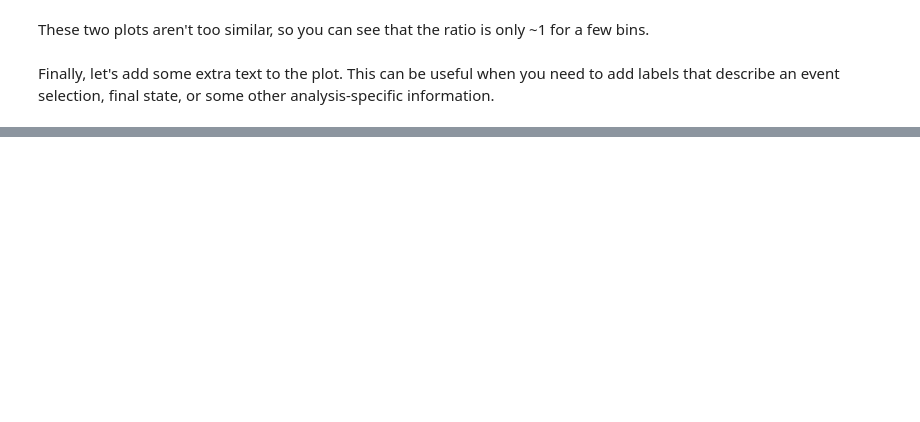
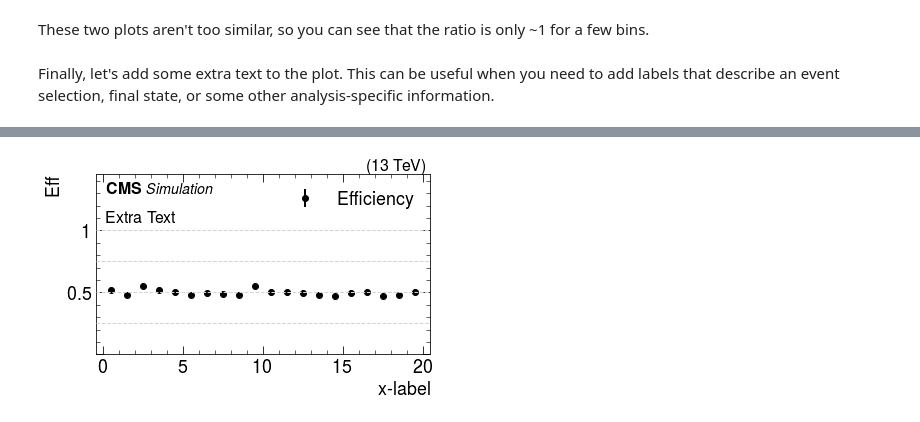
Before and after one commit to demarley/hepPlotter, a Jupyter notebook: examples/0-simple_1D.ipynb, the cells around one changed output, grey strips where cells are left out. Saved outputs shown, nothing was run; the diff lists cells and outputs as text; code cells hidden in the pictures; blank space fills up the shorter version.

Commit message:
Add efficiency example and update code to support it

```diff
--- a/examples/0-simple_1D.ipynb
+++ b/examples/0-simple_1D.ipynb
@@ -215,0 +217,30 @@ p = hist.execute() # make the plot (p represents the matplotlib 'figure' object)
+# %%
+from hepPlotter.efficiency1D import Efficiency1D
+eff = f.Get("eff") # standard ROOT TEfficiency
+# %%
+# Setup the plot
+hist = Efficiency1D()
+
+hist.normed  = False
+hist.x_label = "x-label"
+hist.y_label = "Eff"
+hist.saveAs  = "eff1d_jupyter_example1"
+hist.CMSlabel = 'top left'
+hist.CMSlabelStatus = "Simulation"
+
+# Add extra text onto the plot
+# this is stored as a `PlotText()` object, defined in labels.py
+# - kwargs are defined in `Text()` of labels.py
+hist.extra_text.Add("Extra Text",coords=[0.03,0.80])
+
+hist.initialize()   # sets the parameters of the plot
+
+# Add 'eff' data to the plot
+hist.Add(eff,name="eff",
+         draw_type='errorbar',color='k',
+         label="Efficiency")
+
+p = hist.execute() # make the plot (p represents the matplotlib 'figure' object)
+#hist.savefig()     # save the figure (with name "hist.saveAs+hist.format") and close it
+# %% [output]
+[figure, added]
```
Also changed, not shown: parts of 7 cells of this notebook, 5 other files.
